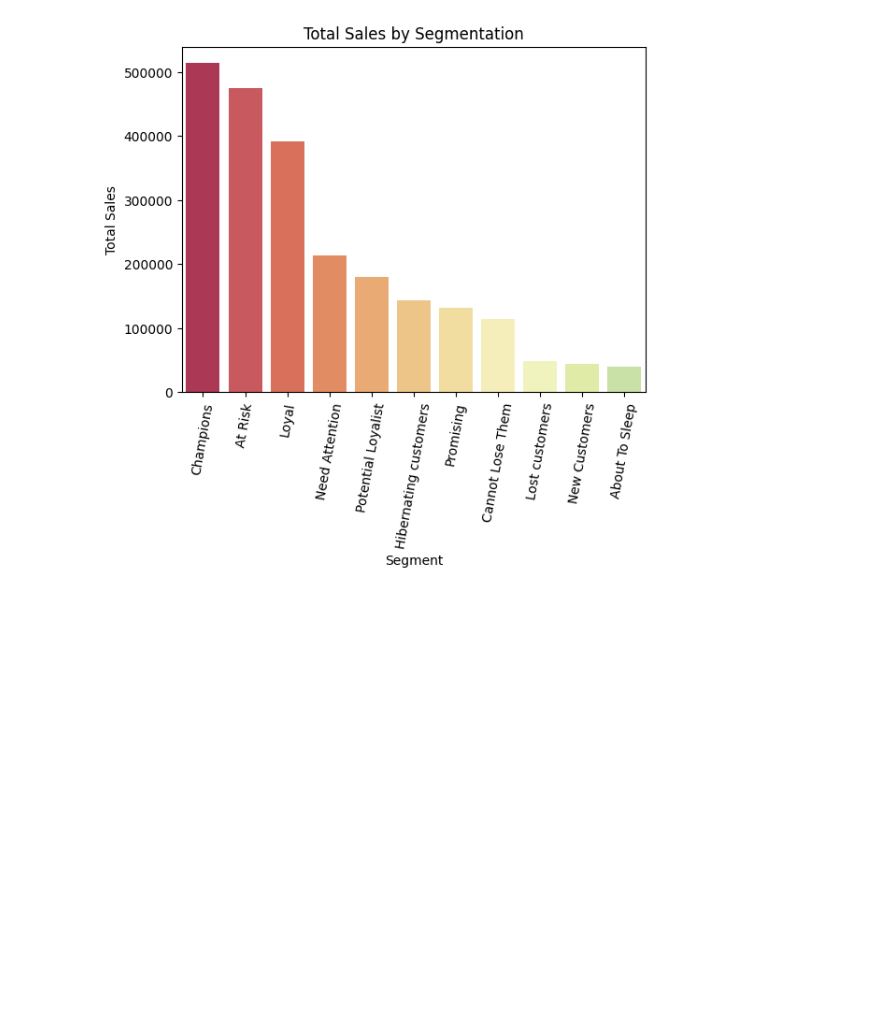
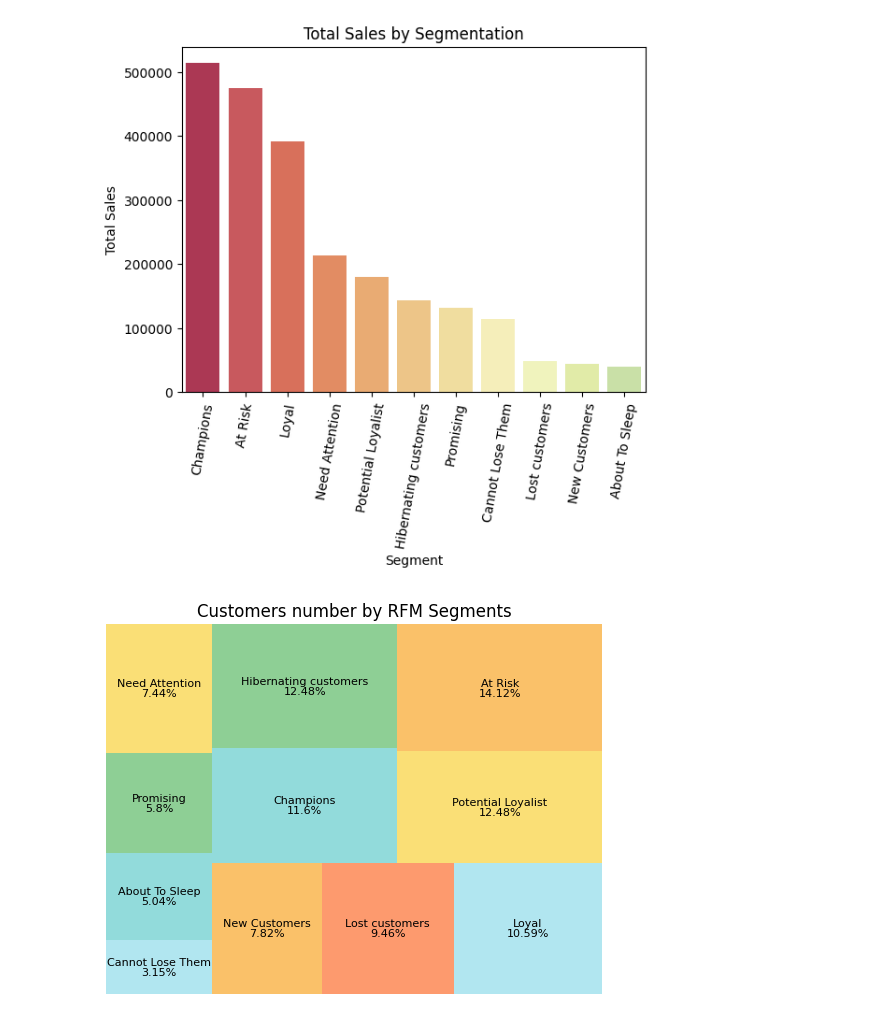
Before and after one commit to MinhAnh99/Python_RFM_Analysis, a Jupyter notebook: MinhAnh_RFM_Analysis_Project.ipynb, the cells around one changed output. Cells and saved outputs as stored; diff of their text form; code cells hidden in the pictures; blank space fills up the shorter version.

```diff
--- a/MinhAnh_RFM_Analysis_Project.ipynb
+++ b/MinhAnh_RFM_Analysis_Project.ipynb
@@ -207,3 +204,17 @@ plt.xticks(rotation=80)
 plt.show()
 # %% [output]
 [figure]
+# %%
+# Treemap Customers number
+count_map = sq.plot(sizes=segmentation_data['customer_count'],
+                    label=segmentation_data['segment'],
+                    color= ['#91DCEA', '#64CDCC', '#5FBB68',
+          '#F9D23C', '#F9A729', '#FD6F30'],
+                    alpha=.7,
+                    text_kwargs={'fontsize':8},
+                    value=[f'{x}%' for x in segmentation_data['customer_share']])
+plt.title('Customers number by RFM Segments')
+plt.axis("off")
+plt.show()
+# %% [output]
+[figure, added]
```
Also changed, not shown: parts of 1 cell of this notebook.
